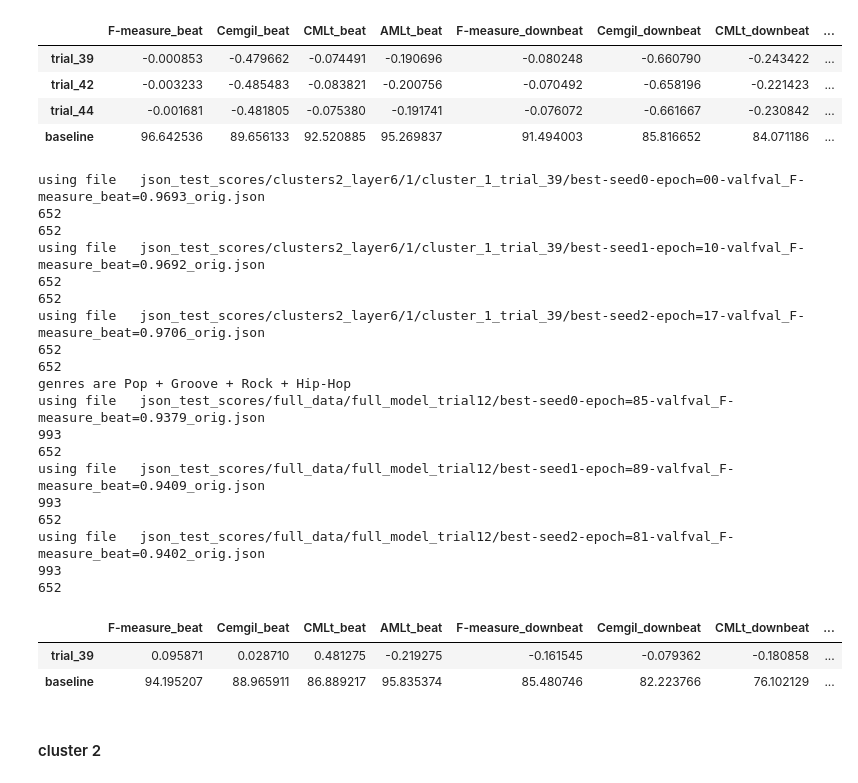
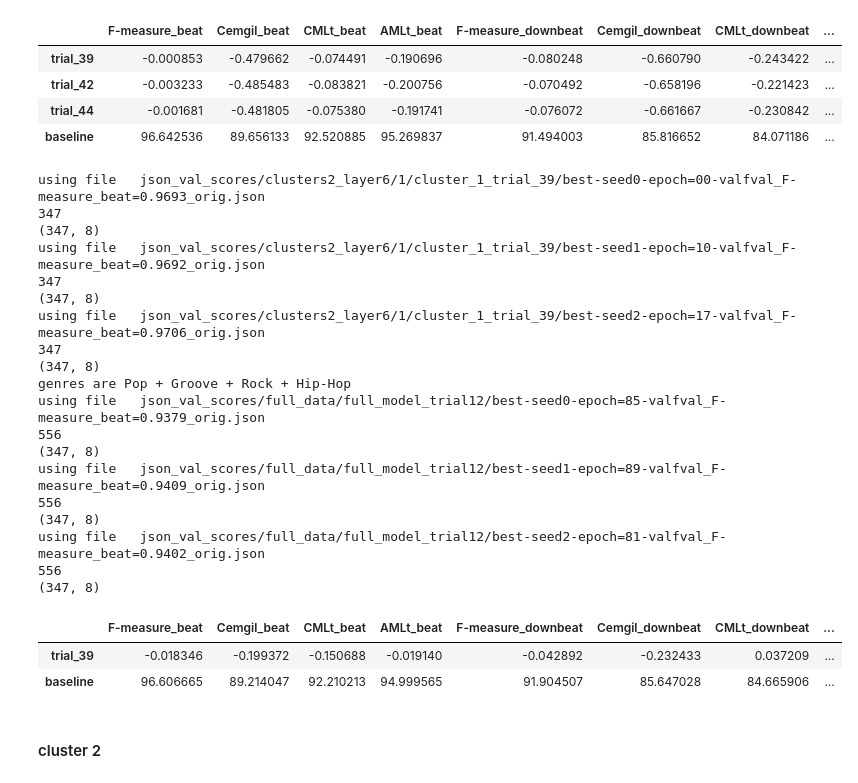
Before and after one commit to PulyaPolya/beat_this, a Jupyter notebook: results_evaluation.ipynb, the cells around one changed output. Cells and saved outputs as stored; diff of their text form; code cells hidden in the pictures.

```diff
--- a/results_evaluation.ipynb
+++ b/results_evaluation.ipynb
@@ -115,14 +117,14 @@ def construct_total_df (json_path, seed, cluster_config, cluster_numbers, rename
             )
             # res_base = pd.DataFrame.from_dict(scores_cl_base[0]  , orient="index", columns=[f"baseline"])
             # df_cluster = pd.DataFrame(res_base)
-            print(df_cluster.shape)
+
 
         else:
 
             df_cluster = construct_df_clsuter_data(json_path, seed, cluster_config, cluster_number, rename_columns= rename_columns, names = names)
             #
-            if cluster_number == 2:
-                print(df_cluster.shape)
+        if seed == 0:
+            print(df_cluster.shape)
         df_list.append (df_cluster)
     df_total = pd.concat(df_list, axis=0)
     df = df_total.groupby(df_total.index).mean()
@@ -169,11 +171,14 @@ def get_total_results_new(seeds, json_val_path,layer = None, clusters = None, fu
     for seed in seeds:
         if full:
             df_total = construct_df_full_data (json_val_path, seed=seed, rename_columns=rename_columns, names = names)
+            if seed == 0:
+                print(len(df_total))
         else:
             cluster_numbers = np.arange(clusters) +1
             cluster_config = f"clusters{clusters}_layer{layer}"
             df_total = construct_total_df (json_val_path, seed=seed, cluster_config=cluster_config, cluster_numbers=cluster_numbers,
                                            rename_columns=rename_columns, names = names, skip_cluster = skip_cluster, df_path = df_path)
+
         means_total = (df_total.mean()* 100).to_dict()
         means_total_renamed =means_total.copy()# rename_keys_dict(means_total)
         #print(diff_dict_renamed)
@@ -1780,3 +1787,11 @@ Rank 1: Trial #15
 #         storage="sqlite:///optuna_new.db"
 #     )
 # optuna.delete_study(study_name="2clusters_cluster2", storage="sqlite:///optuna_new.db")
+# %%
+import optuna
+study = optuna.load_study(
+        study_name="2clusters_cluster2",
+        storage="sqlite:///optuna_new.db"
+    )
+trial = study.trials[69]
+print(trial.params)
@@ -2493,33 +2596,33 @@ using file   json_val_scores/full_data/full_model_trial12/best-seed0-epoch=85-va
 | trial_44 | -0.001681 | -0.481805 | -0.075380 | -0.191741 | -0.076072 | -0.661667 | -0.230842 | ... |
 | baseline | 96.642536 | 89.656133 | 92.520885 | 95.269837 | 91.494003 | 85.816652 | 84.071186 | ... |
 # %%
-df_total = get_per_cluster_results(trials = [39, ], seeds = [0,1, 2],json_path = "json_test_scores", name_full = "full_model_trial12", cluster = 1)
+df_total = get_per_cluster_results(trials = [39, ], seeds = [0,1, 2],json_path = "json_val_scores", name_full = "full_model_trial12", cluster = 1)
 diff_vs_baseline = get_baseliine_diff (df_total, num_trials=1)
 diff_vs_baseline
 diff_vs_baseline
 # %% [output]
-using file   json_test_scores/clusters2_layer6/1/cluster_1_trial_39/best-seed0-epoch=00-valfval_F-measure_beat=0.9693_orig.json
-652
-652
-using file   json_test_scores/clusters2_layer6/1/cluster_1_trial_39/best-seed1-epoch=10-valfval_F-measure_beat=0.9692_orig.json
-652
-652
-using file   json_test_scores/clusters2_layer6/1/cluster_1_trial_39/best-seed2-epoch=17-valfval_F-measure_beat=0.9706_orig.json
-652
-652
+using file   json_val_scores/clusters2_layer6/1/cluster_1_trial_39/best-seed0-epoch=00-valfval_F-measure_beat=0.9693_orig.json
+347
+(347, 8)
+using file   json_val_scores/clusters2_layer6/1/cluster_1_trial_39/best-seed1-epoch=10-valfval_F-measure_beat=0.9692_orig.json
+347
+(347, 8)
+using file   json_val_scores/clusters2_layer6/1/cluster_1_trial_39/best-seed2-epoch=17-valfval_F-measure_beat=0.9706_orig.json
+347
+(347, 8)
 genres are Pop + Groove + Rock + Hip-Hop
-using file   json_test_scores/full_data/full_model_trial12/best-seed0-epoch=85-valfval_F-measure_beat=0.9379_orig.json
-993
-652
-using file   json_test_scores/full_data/full_model_trial12/best-seed1-epoch=89-valfval_F-measure_beat=0.9409_orig.json
-993
-652
-using file   json_test_scores/full_data/full_model_trial12/best-seed2-epoch=81-valfval_F-measure_beat=0.9402_orig.json
-993
-652
+using file   json_val_scores/full_data/full_model_trial12/best-seed0-epoch=85-valfval_F-measure_beat=0.9379_orig.json
+556
+(347, 8)
+using file   json_val_scores/full_data/full_model_trial12/best-seed1-epoch=89-valfval_F-measure_beat=0.9409_orig.json
+556
+(347, 8)
+using file   json_val_scores/full_data/full_model_trial12/best-seed2-epoch=81-valfval_F-measure_beat=0.9402_orig.json
+556
+(347, 8)
 |  | F-measure_beat | Cemgil_beat | CMLt_beat | AMLt_beat | F-measure_downbeat | Cemgil_downbeat | CMLt_downbeat | ... |
-| trial_39 | 0.095871 | 0.028710 | 0.481275 | -0.219275 | -0.161545 | -0.079362 | -0.180858 | ... |
-| baseline | 94.195207 | 88.965911 | 86.889217 | 95.835374 | 85.480746 | 82.223766 | 76.102129 | ... |
+| trial_39 | -0.018346 | -0.199372 | -0.150688 | -0.019140 | -0.042892 | -0.232433 | 0.037209 | ... |
+| baseline | 96.606665 | 89.214047 | 92.210213 | 94.999565 | 91.904507 | 85.647028 | 84.665906 | ... |
 # %% [markdown]
 #### cluster 2
 # %%
```
Also changed, not shown: parts of 16 cells of this notebook, 1 other file.
